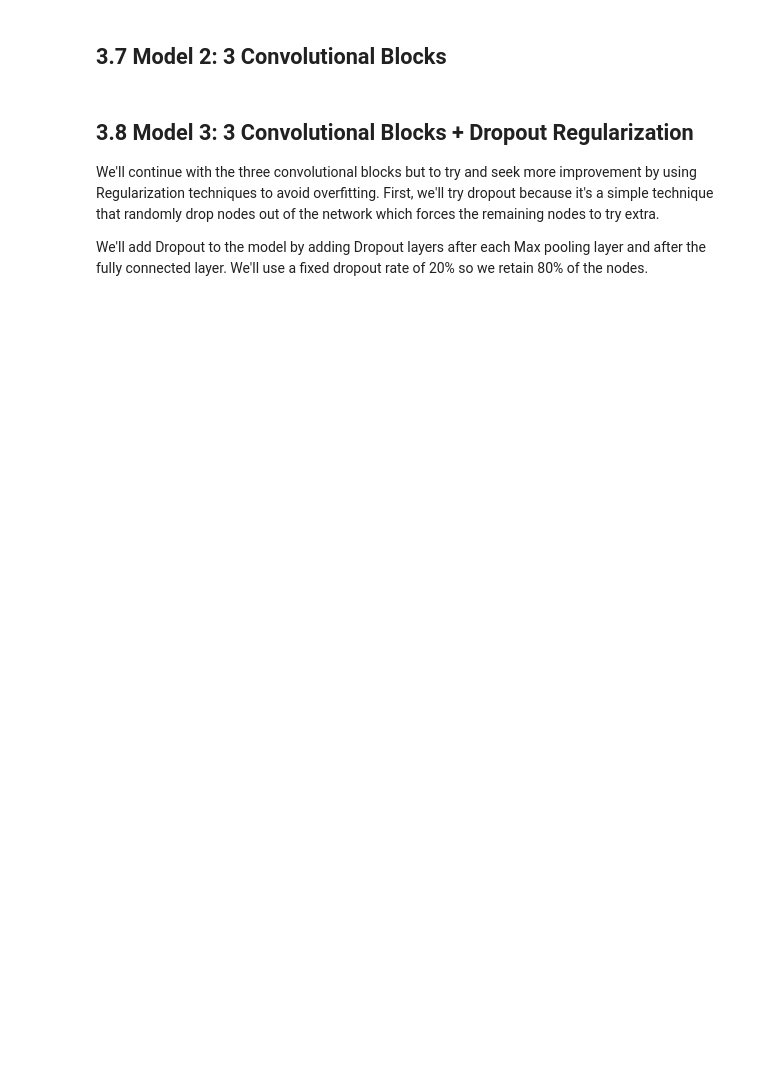
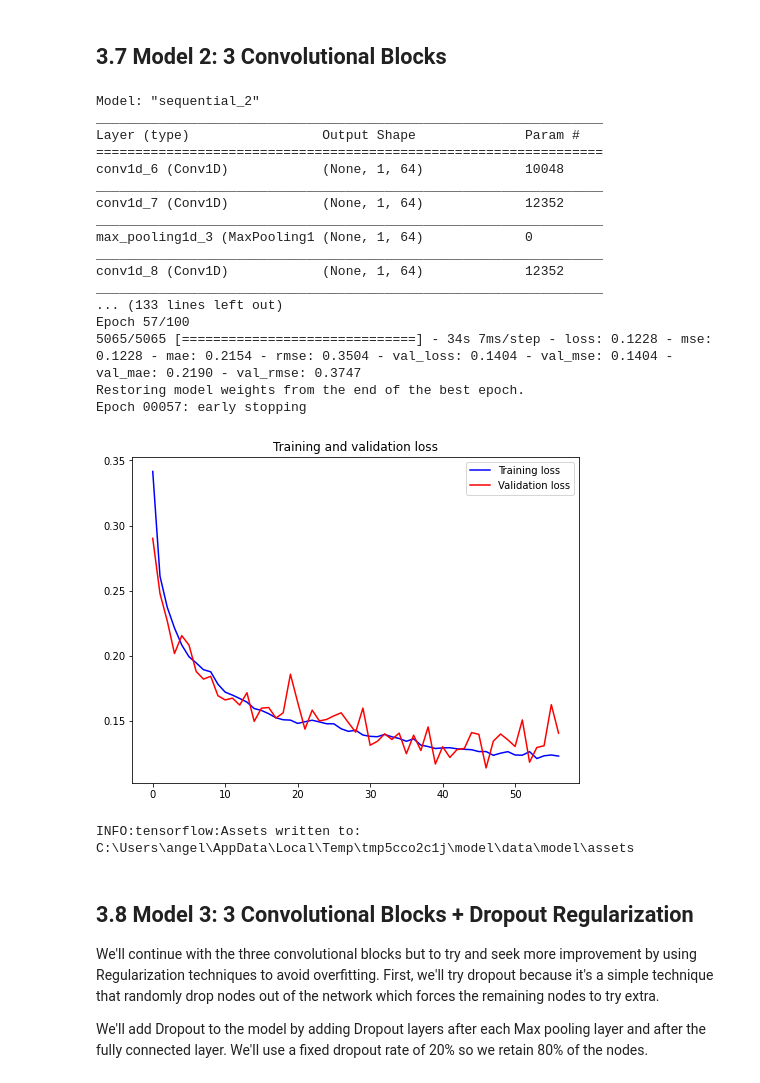
Before and after one commit to digitacs/4dv652-ml, a Jupyter notebook: notebooks/assignment14/good_ugly_cnn.ipynb, the cells around one changed output. Drawn from its saved outputs; the diff is of its cells as text; code cells hidden in the pictures; blank space fills up the shorter version.

```diff
--- a/notebooks/assignment14/good_ugly_cnn.ipynb
+++ b/notebooks/assignment14/good_ugly_cnn.ipynb
@@ -510,37 +527,64 @@ with mlflow.start_run(run_name=model_name) as run:
     mlflow.log_artifact("training_history.jpg")
     plt.show()
 
     # Log model parameters
     mlflow.log_param("activation", activation)
     mlflow.log_param("kernel_initializer", kernel_initializer)
     mlflow.log_param("output activation", output_activation)
     mlflow.log_param("optimizer", optimizer)
     mlflow.log_param("learning rate", learning_rate)
     mlflow.log_param("batch size", batch_size)
     mlflow.log_param("epochs", early_stopping.stopped_epoch)
     mlflow.log_param("filters", filters)
     mlflow.log_param("kernel_size", kernel_size)
     mlflow.log_param("pool size", pool_size)
     mlflow.log_param("total params", model2.count_params())
     mlflow.log_param("units", dense_units)
 
+    # Log model prediction time
+    predictions = None
+    times = []
+    for i in range(10):
+        start_time = time.time()
+        predictions = model2.predict(X_test)
+        end_time = time.time()
+        process_time = (end_time - start_time) * 1000
+        times.append(process_time)
+    process_time = sum(times) / len(times)
+
     # Log model performance
-    start_time = time.time()
-    predictions = model2.predict(X_test)
-    end_time = time.time()
-    process_time = (end_time - start_time) * 1000
     predictions = y_scaler.inverse_transform(predictions)
     (mse, mae, r2, variance) = eval_metrics(y_test, predictions)
     mlflow.log_metric("mse", mse)
     mlflow.log_metric("mae", mae)
     mlflow.log_metric("R-squared", r2)
     mlflow.log_metric("variance", variance)
     mlflow.log_metric("process time", process_time)
 
     # Log model and scaler(s)
     mlflow.keras.log_model(model2, model_name, signature=signature)
     mlflow.sklearn.log_model(X_scaler, 'InputScaler')
     mlflow.sklearn.log_model(y_scaler, 'OutputScaler')
+# %% [output]
+Model: "sequential_2"
+_________________________________________________________________
+Layer (type)                 Output Shape              Param #
+=================================================================
+conv1d_6 (Conv1D)            (None, 1, 64)             10048
+_________________________________________________________________
+conv1d_7 (Conv1D)            (None, 1, 64)             12352
+_________________________________________________________________
+max_pooling1d_3 (MaxPooling1 (None, 1, 64)             0
+_________________________________________________________________
+conv1d_8 (Conv1D)            (None, 1, 64)             12352
+_________________________________________________________________
+... (133 lines left out)
+Epoch 57/100
+5065/5065 [==============================] - 34s 7ms/step - loss: 0.1228 - mse: 0.1228 - mae: 0.2154 - rmse: 0.3504 - val_loss: 0.1404 - val_mse: 0.1404 - val_mae: 0.2190 - val_rmse: 0.3747
+Restoring model weights from the end of the best epoch.
+Epoch 00057: early stopping
+[figure, added]
+INFO:tensorflow:Assets written to: C:\Users\angel\AppData\Local\Temp\tmp5cco2c1j\model\data\model\assets
 # %% [markdown]
 ## 3.8 Model 3: 3 Convolutional Blocks + Dropout Regularization
 
```
Also changed, not shown: parts of 17 cells of this notebook.
